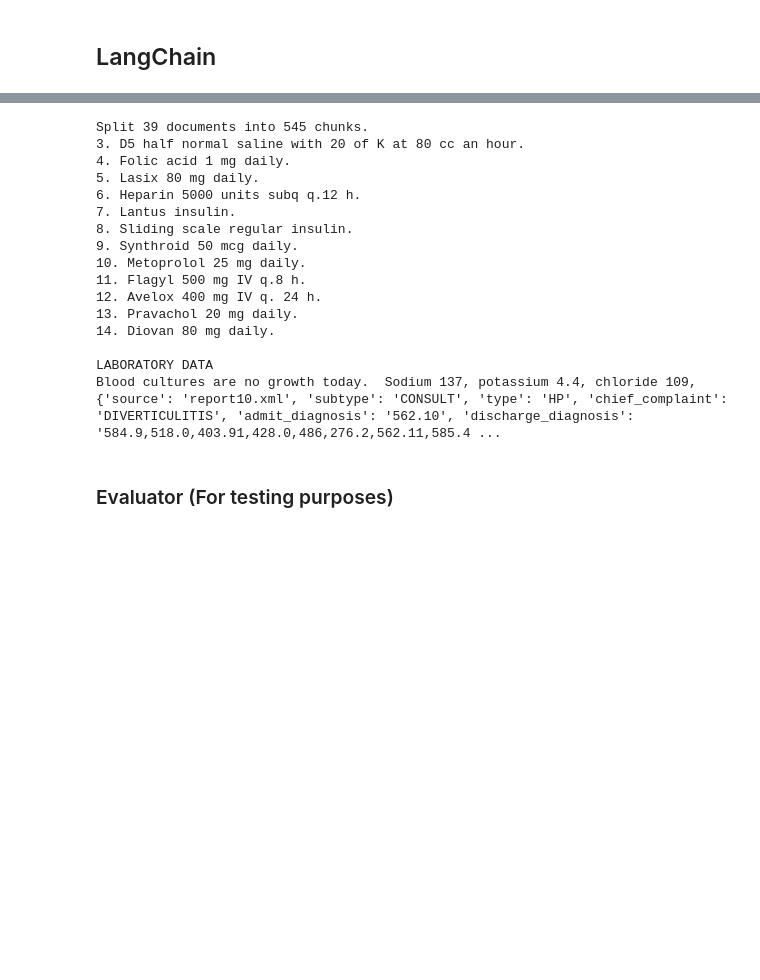
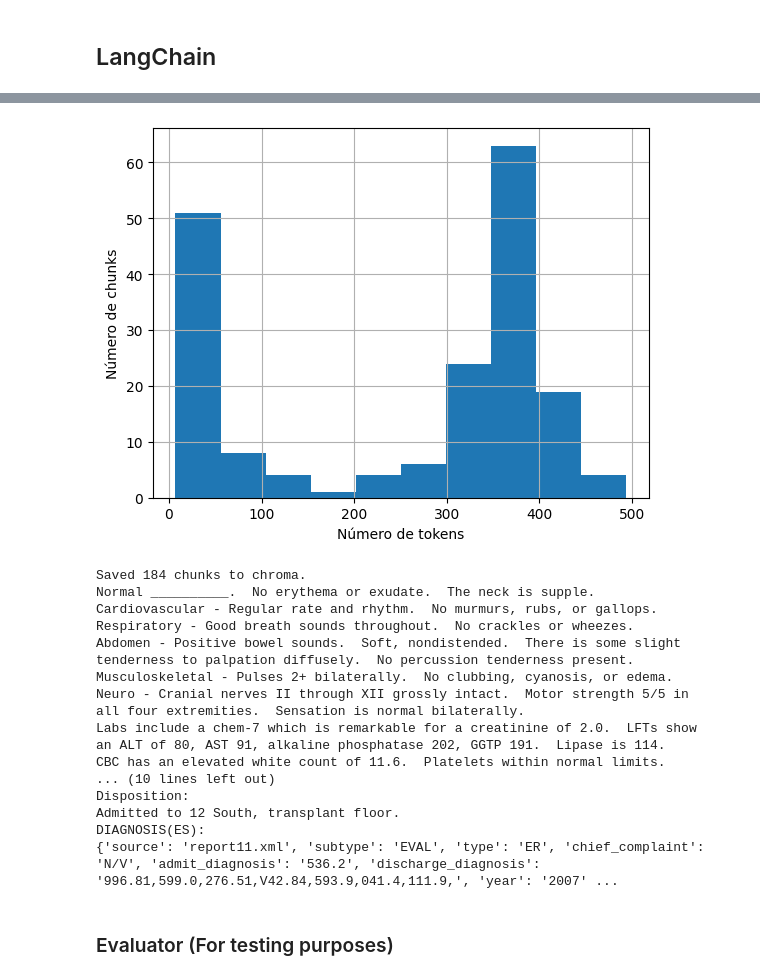
Before and after one commit to MrFat1/RAG-TFG, a Jupyter notebook: RAGS/Llama3/Llama3-RAG-ChromaDB-MedicalReports-Naive.ipynb, the cells around one changed output, grey strips where cells are left out. Cells and saved outputs as stored; diff of their text form; code cells hidden in the pictures; blank space fills up the shorter version.

```diff
--- a/RAGS/Llama3/Llama3-RAG-ChromaDB-MedicalReports-Naive.ipynb
+++ b/RAGS/Llama3/Llama3-RAG-ChromaDB-MedicalReports-Naive.ipynb
@@ -247,5 +215,7 @@ print(f"Split {len(documents)} documents into {len(chunks)} chunks.")
 # %%
-plot_docs_tokens(chunks)
+plot_docs_tokens(chunks, "ChunkLimit.png")
+# %% [output]
+[figure, added]
 # %%
 # Create a new DB from the documents.
 db = Chroma.from_documents(
@@ -254,7 +224,6 @@ db = Chroma.from_documents(
     persist_directory=CHROMA_PATH
 )
 
-db.persist()
 print(f"Saved {len(chunks)} chunks to {CHROMA_PATH}.")
 
 # Cogemos un chunk aleatorio
@@ -262,23 +231,23 @@ document = chunks[10]
 print(document.page_content) # Printeamos su contenido
 print(document.metadata) # Y su metadata (Fichero al que pertenece y donde empieza 'start_index')
 # %% [output]
-Split 39 documents into 545 chunks.
-3. D5 half normal saline with 20 of K at 80 cc an hour.
-4. Folic acid 1 mg daily.
-5. Lasix 80 mg daily.
-6. Heparin 5000 units subq q.12 h.
-7. Lantus insulin.
-8. Sliding scale regular insulin.
-9. Synthroid 50 mcg daily.
-10. Metoprolol 25 mg daily.
-11. Flagyl 500 mg IV q.8 h.
-12. Avelox 400 mg IV q. 24 h.
-13. Pravachol 20 mg daily.
-14. Diovan 80 mg daily.
-
-LABORATORY DATA
-Blood cultures are no growth today.  Sodium 137, potassium 4.4, chloride 109,
-{'source': 'report10.xml', 'subtype': 'CONSULT', 'type': 'HP', 'chief_complaint': 'DIVERTICULITIS', 'admit_diagnosis': '562.10', 'discharge_diagnosis': '584.9,518.0,403.91,428.0,486,276.2,562.11,585.4 ...
+Saved 184 chunks to chroma.
+Normal __________.  No erythema or exudate.  The neck is supple.
+Cardiovascular - Regular rate and rhythm.  No murmurs, rubs, or gallops.
+Respiratory - Good breath sounds throughout.  No crackles or wheezes.
+Abdomen - Positive bowel sounds.  Soft, nondistended.  There is some slight
+tenderness to palpation diffusely.  No percussion tenderness present.
+Musculoskeletal - Pulses 2+ bilaterally.  No clubbing, cyanosis, or edema.
+Neuro - Cranial nerves II through XII grossly intact.  Motor strength 5/5 in
+all four extremities.  Sensation is normal bilaterally.
+Labs include a chem-7 which is remarkable for a creatinine of 2.0.  LFTs show
+an ALT of 80, AST 91, alkaline phosphatase 202, GGTP 191.  Lipase is 114.
+CBC has an elevated white count of 11.6.  Platelets within normal limits.
+... (10 lines left out)
+Disposition:
+Admitted to 12 South, transplant floor.
+DIAGNOSIS(ES):
+{'source': 'report11.xml', 'subtype': 'EVAL', 'type': 'ER', 'chief_complaint': 'N/V', 'admit_diagnosis': '536.2', 'discharge_diagnosis': '996.81,599.0,276.51,V42.84,593.9,041.4,111.9,', 'year': '2007' ...
 # %% [markdown]
 ### Evaluator (For testing purposes)
 # %%
```
Also changed, not shown: parts of 30 cells of this notebook.
